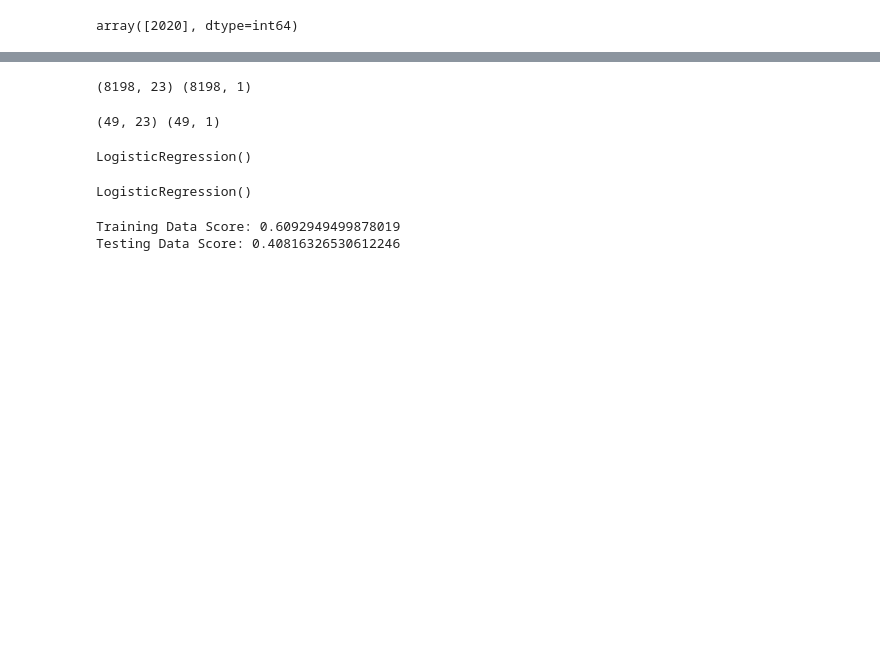
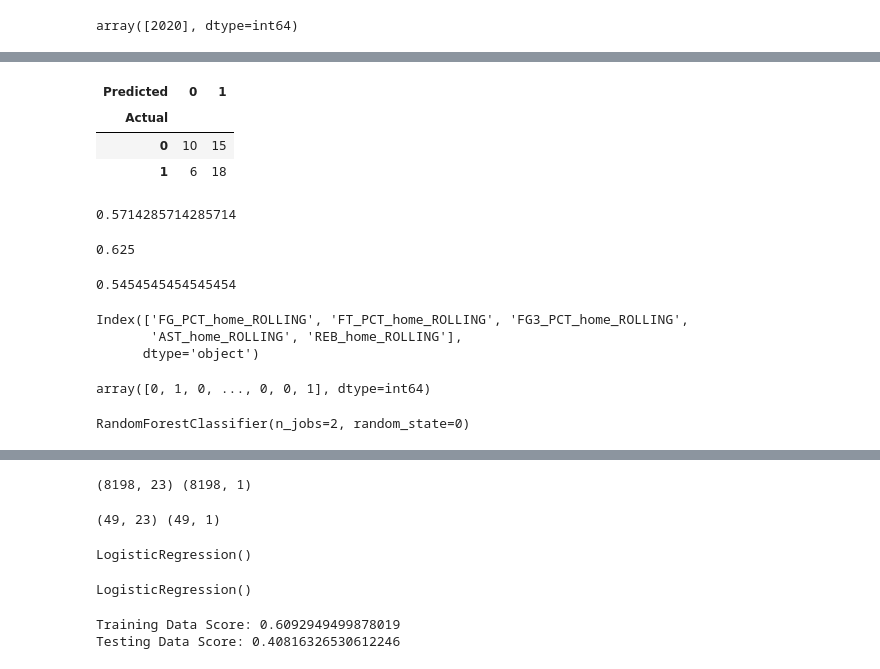
Before and after one commit to olivedisaster/final-project, a Jupyter notebook: Prediction_Model.ipynb, the cells around one changed output, grey strips where cells are left out. Saved outputs shown, nothing was run; the diff lists cells and outputs as text; code cells hidden in the pictures; blank space fills up the shorter version.

```diff
--- a/Prediction_Model.ipynb
+++ b/Prediction_Model.ipynb
@@ -304,0 +321,3 @@ train_data.head()
+# %%
+feature = final_data.columns[5:15]
+feature
@@ -304,0 +330,3 @@ train_data.head()
+# %%
+y = pd.factorize(train_data['HOME_TEAM_WINS'])[0]
+y
@@ -304,0 +335,6 @@ train_data.head()
+# %%
+from sklearn.ensemble import RandomForestClassifier
+
+clf = RandomForestClassifier(n_jobs=2, random_state=0)
+
+clf.fit(train_data[feature],y)
@@ -304,0 +343,2 @@ train_data.head()
+# %%
+pred = clf.predict(test_data[feature])
@@ -304,0 +358,52 @@ train_data.head()
+# %%
+#Confusion matrix
+
+pd.crosstab(test_data['HOME_TEAM_WINS'], pred, rownames=['Actual'], colnames=['Predicted'])
+# %% [output]
+| Predicted | 0 | 1 |
+| Actual |  |  |
+| 0 | 10 | 15 |
+| 1 | 6 | 18 |
+# %%
+#Overall accuracy of the model
+
+accuracy = (10 + 18) / (10 + 15 + 6 + 18)
+print(accuracy)
+# %% [output]
+0.5714285714285714
+# %%
+#True negative rate of the model
+
+TN = 10 / (10 + 6)
+print(TN)
+# %% [output]
+0.625
+# %%
+#True positive rate of the model
+
+TP = 18 / (15 + 18)
+print(TP)
+# %% [output]
+0.5454545454545454
+# %%
+#Random forest classification model with only home team features
+
+home_feature = final_data.columns[5:10]
+home_feature
+# %% [output]
+Index(['FG_PCT_home_ROLLING', 'FT_PCT_home_ROLLING', 'FG3_PCT_home_ROLLING',
+       'AST_home_ROLLING', 'REB_home_ROLLING'],
+      dtype='object')
+# %%
+y = pd.factorize(train_data['HOME_TEAM_WINS'])[0]
+y
+# %% [output]
+array([0, 1, 0, ..., 0, 0, 1], dtype=int64)
+# %%
+from sklearn.ensemble import RandomForestClassifier
+
+clf = RandomForestClassifier(n_jobs=2, random_state=0)
+
+clf.fit(train_data[home_feature],y)
+# %% [output]
+RandomForestClassifier(n_jobs=2, random_state=0)
```
Also changed, not shown: parts of 33 cells of this notebook, 2 other files.
